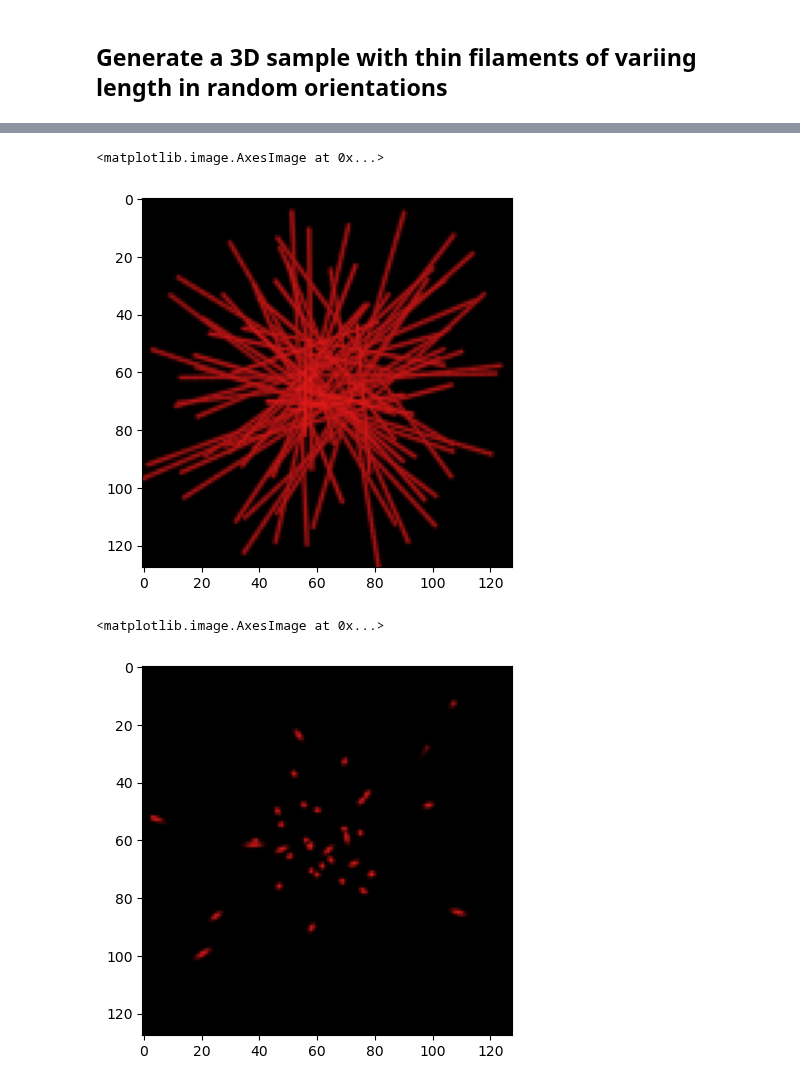
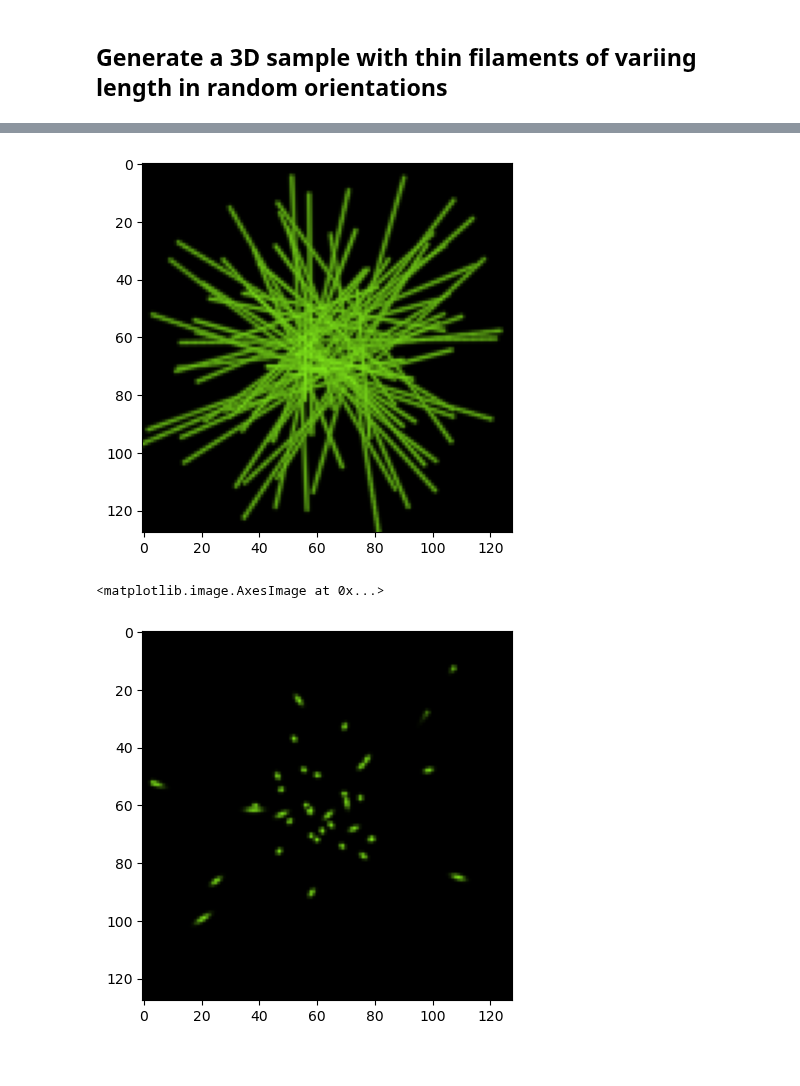
Before and after one commit to chromatix-team/chromatix, a Jupyter notebook: docs/examples/filaments.ipynb, the cells around one changed output, grey strips where cells are left out. Cells and saved outputs as stored; diff of their text form; code cells hidden in the pictures.

Commit message:
color change

```diff
--- a/docs/examples/filaments.ipynb
+++ b/docs/examples/filaments.ipynb
@@ -35,5 +35,5 @@ def colorize(arr, normalize=True, gamma=0.3):
 # %%
 arr = cx.filaments_3d((128, 128, 128), 1, radius=0.9, rand_offset=0.2, num_filaments=50)
 arr_p = jnp.sum(arr, axis=1)
-plt.imshow(colorize(arr_p))
+plt.imshow(colorize(1j*arr_p))
 # %% [output]
@@ -41,8 +41,7 @@ plt.imshow(colorize(arr_p))
-<matplotlib.image.AxesImage at 0x...>
-[figure, old version]
+[figure, new version]
 # %%
 z = 84
-plt.imshow(colorize(arr[:,z,:] * (arr[:,z,:] < 15)))
+plt.imshow(colorize(1j*arr[:,z,:] * (arr[:,z,:] < 15)))
 # %% [output]
 <matplotlib.image.AxesImage at 0x...>
-[figure, old version]
+[figure, new version]
```
Also changed, not shown: parts of 1 cell of this notebook.
